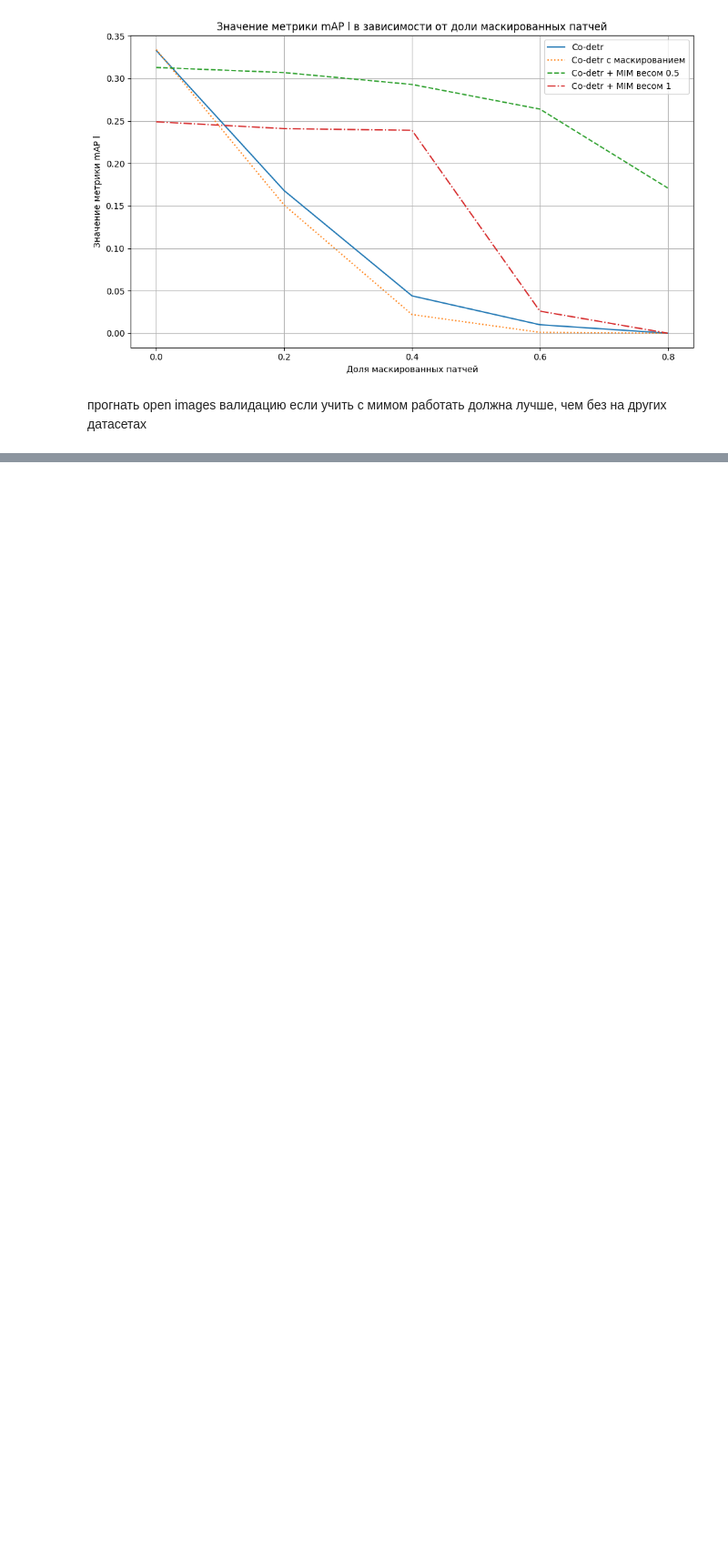
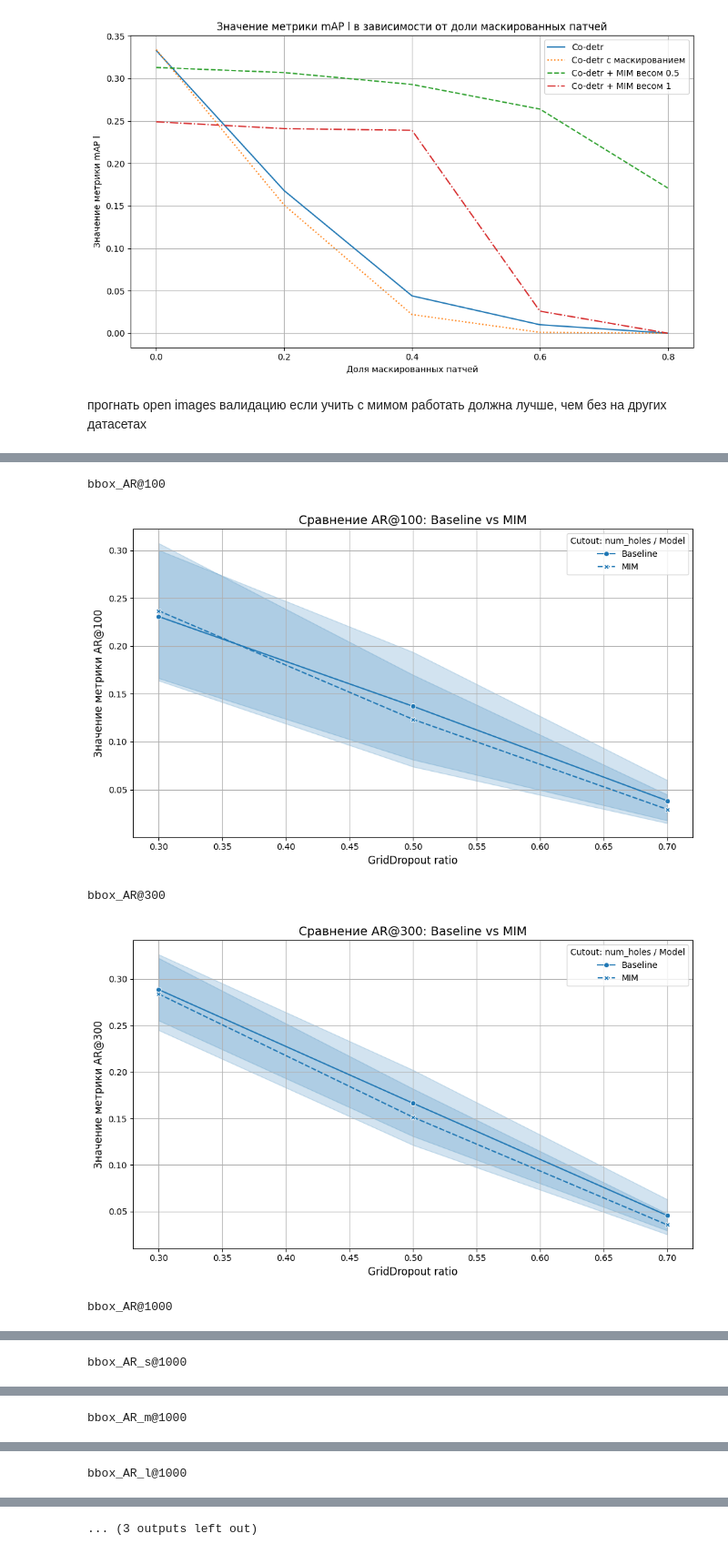
Before and after one commit to Vladislav-Kanev/co_detr_with_mim, a Jupyter notebook: graphics.ipynb, the cells around one changed output, grey strips where cells are left out. Shown at 91% size. Saved outputs shown, nothing was run; the diff lists cells and outputs as text; code cells hidden in the pictures; blank space fills up the shorter version.

```diff
--- a/graphics.ipynb
+++ b/graphics.ipynb
@@ -249,0 +403,15 @@ for i in improved_mim_test.columns[:-1]:
+# %%
+baseline_base_data = baseline_base_data[baseline_base_data[baseline_base_data.columns].notna()]
+mim_base_data = mim_base_data[mim_base_data[mim_base_data.columns].notna()]
+# %%
+for i in baseline_base_data.columns:
+    if 'bbox' in i:
+        print(i)
+        plot_comparison_mim_baseline(i, baseline_base_data, mim_base_data)
+# plot_comparison_mim_baseline("bbox_mAP_75", baseline_base_data, mim_base_data )
+# %% [output]
+bbox_AR@100
+[figure, added]
+bbox_AR@300
+[figure, added]
+bbox_AR@1000
@@ -249,0 +419 @@ for i in improved_mim_test.columns[:-1]:
+bbox_AR_s@1000
@@ -249,0 +421 @@ for i in improved_mim_test.columns[:-1]:
+bbox_AR_m@1000
@@ -249,0 +423 @@ for i in improved_mim_test.columns[:-1]:
+bbox_AR_l@1000
@@ -249,0 +425 @@ for i in improved_mim_test.columns[:-1]:
+... (3 outputs left out)
```
Also changed, not shown: parts of 6 cells of this notebook, 54 other files.
